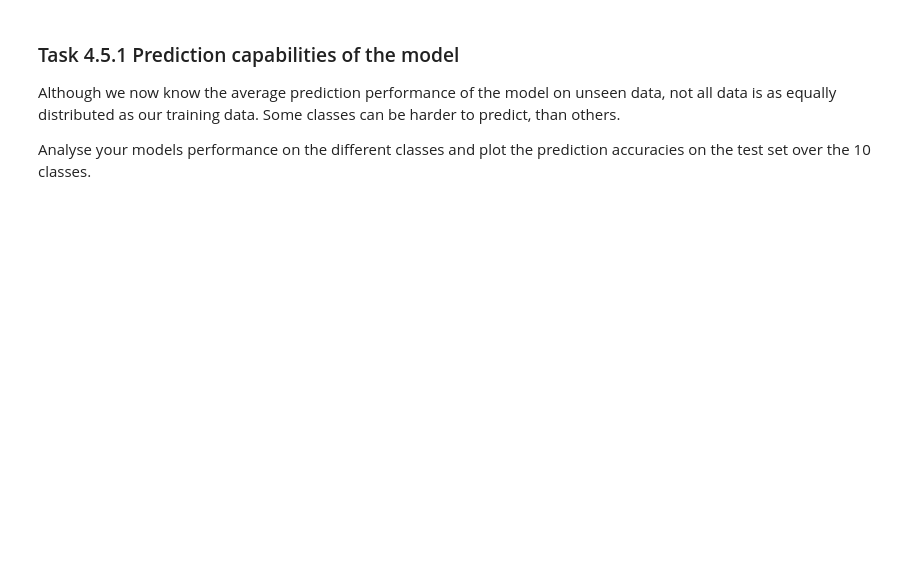
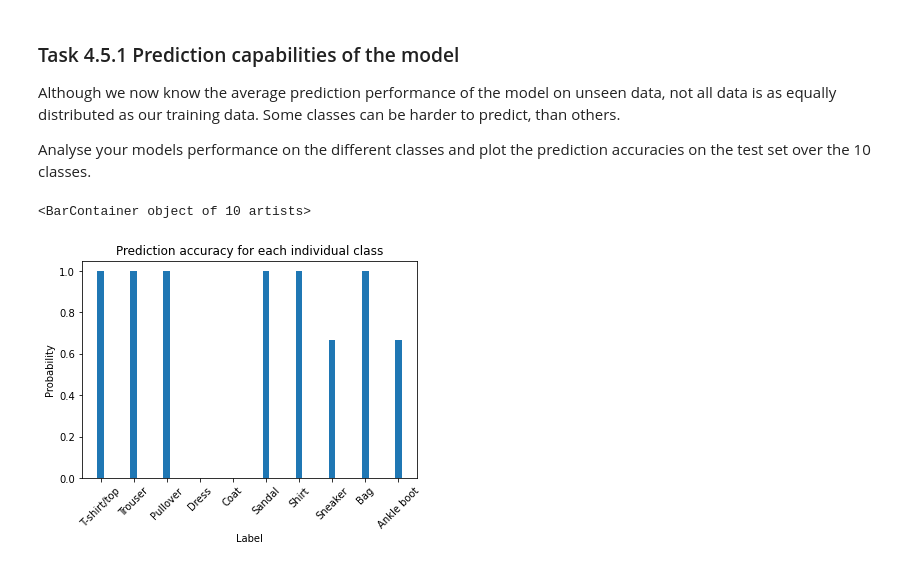
Before and after one commit to joe-hannes/DAIS, a Jupyter notebook: week4/FMSSVRC.ipynb, the cells around one changed output. Cells and saved outputs as stored; diff of their text form; code cells hidden in the pictures; blank space fills up the shorter version.

```diff
--- a/week4/FMSSVRC.ipynb
+++ b/week4/FMSSVRC.ipynb
@@ -235,6 +239,52 @@ Although we now know the average prediction performance of the model on unseen d
 
 Analyse your models performance on the different classes and plot the prediction accuracies on the test set over the 10 classes.
 # %%
-# plot acc for classes
-print(testloader)
-_, prediction = model(testloader).max(1)
+
+img, label = next(iter(testloader))
+
+unique_labels = np.unique(label).size
+_, total_labels = np.unique(label, return_counts=True)
+
+test = np.array([9,9,9,2])
+
+unique_test, counts = np.unique(test, return_counts=True)
+# print('unique_test: {} \ncounts: {}'.format(unique_test, counts))
+
+predictions = []
+pred_indices = []
+plot_arr = []
+
+confusion_matrix = np.zeros((unique_labels, unique_labels))
+
+for im in img:
+  out = model(im)
+  pred_indices.append(int(torch.max(out, 1)[0]))
+  predictions.append(int(torch.max(out, 1)[1]))
+
+# print(predictions)
+# print(label.tolist())
+
+prediction_index = [np.where(np.array(predictions) == item) for item in range(unique_labels)]
+target_index = [np.where(np.array(label) == item) for item in range(unique_labels)]
+
+for item in range(unique_labels):
+    for item2 in range(unique_labels):
+        confusion_matrix[item, item2] = np.sum([1 for index in prediction_index[item][0] for index2 in target_index[item2][0] if index == index2])
+        confusion_matrix[item, item2] = np.sum([1 for index in prediction_index[item][0] for index2 in target_index[item2][0] if index == index2])
+
+# print(confusion_matrix)
+
+for i in range(len(confusion_matrix)):
+    plot_arr.append(confusion_matrix[i,i])
+
+plot_arr = np.array(plot_arr) / total_labels
+plt.title('Prediction accuracy for each individual class')
+plt.xlabel('Label')
+plt.ylabel('Probability')
+
+plt.xticks(range(len(label_names)), list(label_names.values()), rotation=45)
+
+plt.bar(range(unique_labels), plot_arr,.2)
+# %% [output]
+<BarContainer object of 10 artists>
+[figure, added]
```
Also changed, not shown: parts of 7 cells of this notebook.
